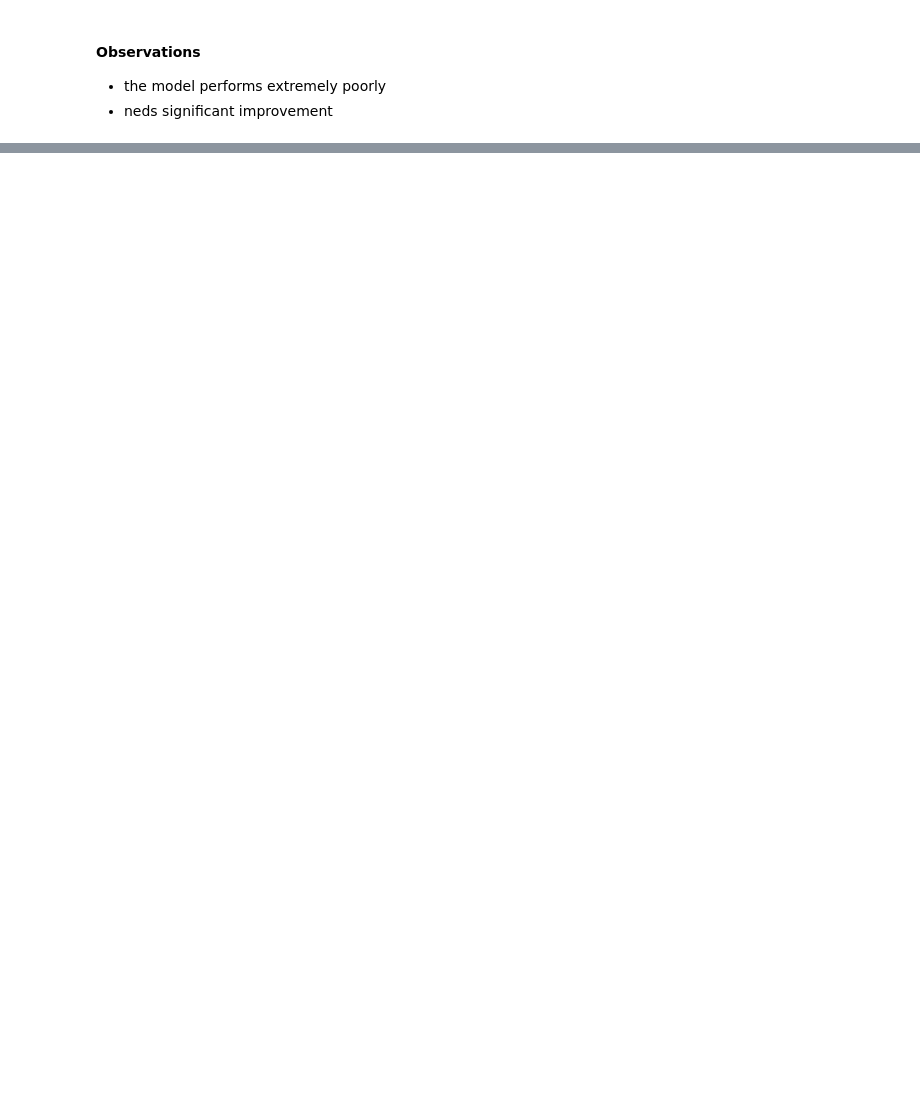
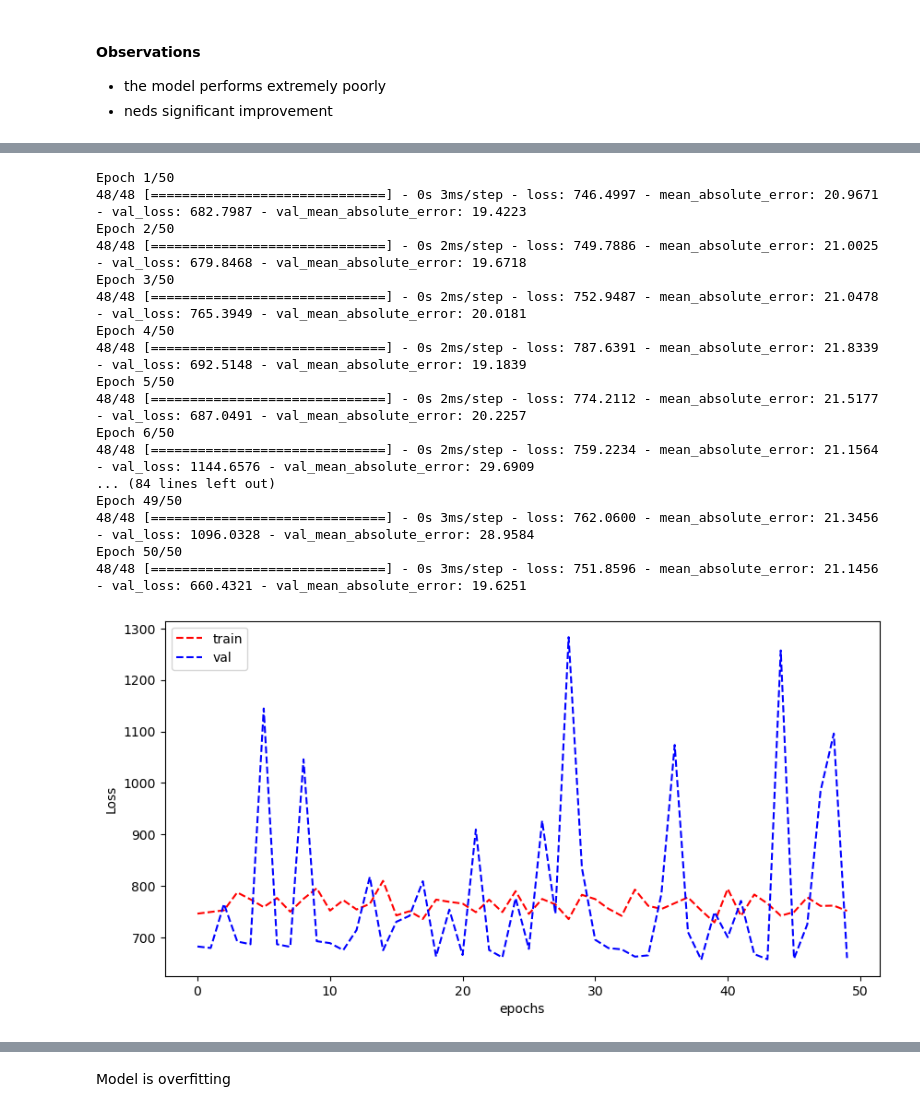
Before and after one commit to packofgum601/MachineLearningA2, a Jupyter notebook: assignment2.ipynb, the cells around one changed output, grey strips where cells are left out. Cells and saved outputs as stored; diff of their text form; code cells hidden in the pictures; blank space fills up the shorter version.

```diff
--- a/assignment2.ipynb
+++ b/assignment2.ipynb
@@ -242,0 +361,33 @@ plot_learning_curve(history.history['loss'], history.history['val_loss'],
+# %%
+#change batch size
+BATCH_SIZE = 256
+
+#fit model
+history4 = model3.fit(X_train_scaled, y_train, validation_data=(X_val_scaled, y_val), epochs=50, verbose=1, batch_size=BATCH_SIZE)
+
+#plot learning curve
+plot_learning_curve(history4.history['loss'], history4.history['val_loss'],
+                    history4.history['mean_absolute_error'],
+                    history4.history['val_mean_absolute_error'])
+
+#evaluate the model
+val_loss, val_mae = model3.evaluate(X_val_scaled, y_val)
+# %% [output]
+Epoch 1/50
+48/48 [==============================] - 0s 3ms/step - loss: 746.4997 - mean_absolute_error: 20.9671 - val_loss: 682.7987 - val_mean_absolute_error: 19.4223
+Epoch 2/50
+48/48 [==============================] - 0s 2ms/step - loss: 749.7886 - mean_absolute_error: 21.0025 - val_loss: 679.8468 - val_mean_absolute_error: 19.6718
+Epoch 3/50
+48/48 [==============================] - 0s 2ms/step - loss: 752.9487 - mean_absolute_error: 21.0478 - val_loss: 765.3949 - val_mean_absolute_error: 20.0181
+Epoch 4/50
+48/48 [==============================] - 0s 2ms/step - loss: 787.6391 - mean_absolute_error: 21.8339 - val_loss: 692.5148 - val_mean_absolute_error: 19.1839
+Epoch 5/50
+48/48 [==============================] - 0s 2ms/step - loss: 774.2112 - mean_absolute_error: 21.5177 - val_loss: 687.0491 - val_mean_absolute_error: 20.2257
+Epoch 6/50
+48/48 [==============================] - 0s 2ms/step - loss: 759.2234 - mean_absolute_error: 21.1564 - val_loss: 1144.6576 - val_mean_absolute_error: 29.6909
+... (84 lines left out)
+Epoch 49/50
+48/48 [==============================] - 0s 3ms/step - loss: 762.0600 - mean_absolute_error: 21.3456 - val_loss: 1096.0328 - val_mean_absolute_error: 28.9584
+Epoch 50/50
+48/48 [==============================] - 0s 3ms/step - loss: 751.8596 - mean_absolute_error: 21.1456 - val_loss: 660.4321 - val_mean_absolute_error: 19.6251
+[figure, added]
@@ -242,0 +396,2 @@ plot_learning_curve(history.history['loss'], history.history['val_loss'],
+# %% [markdown]
+Model is overfitting
```
Also changed, not shown: parts of 14 cells of this notebook, 1 other file.
